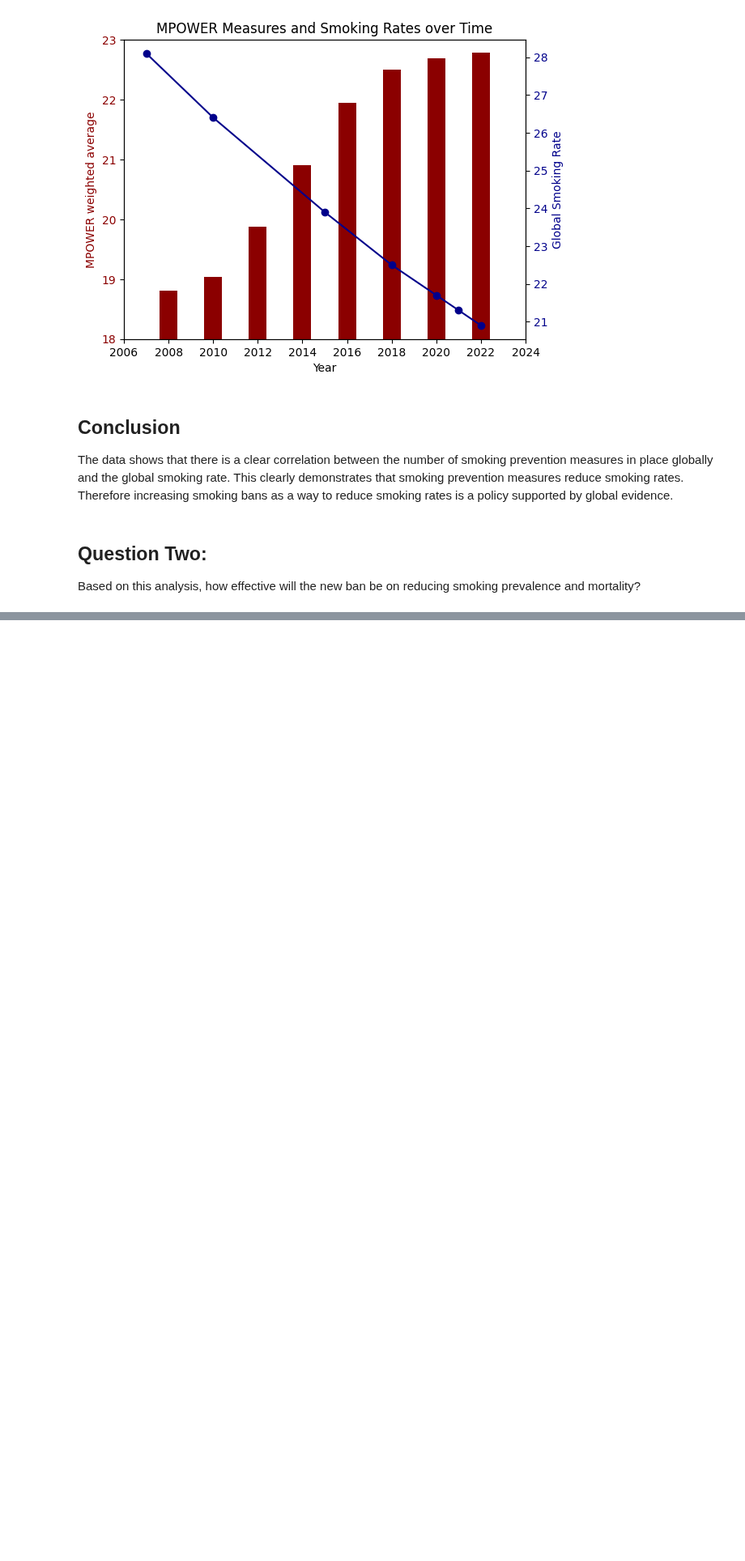
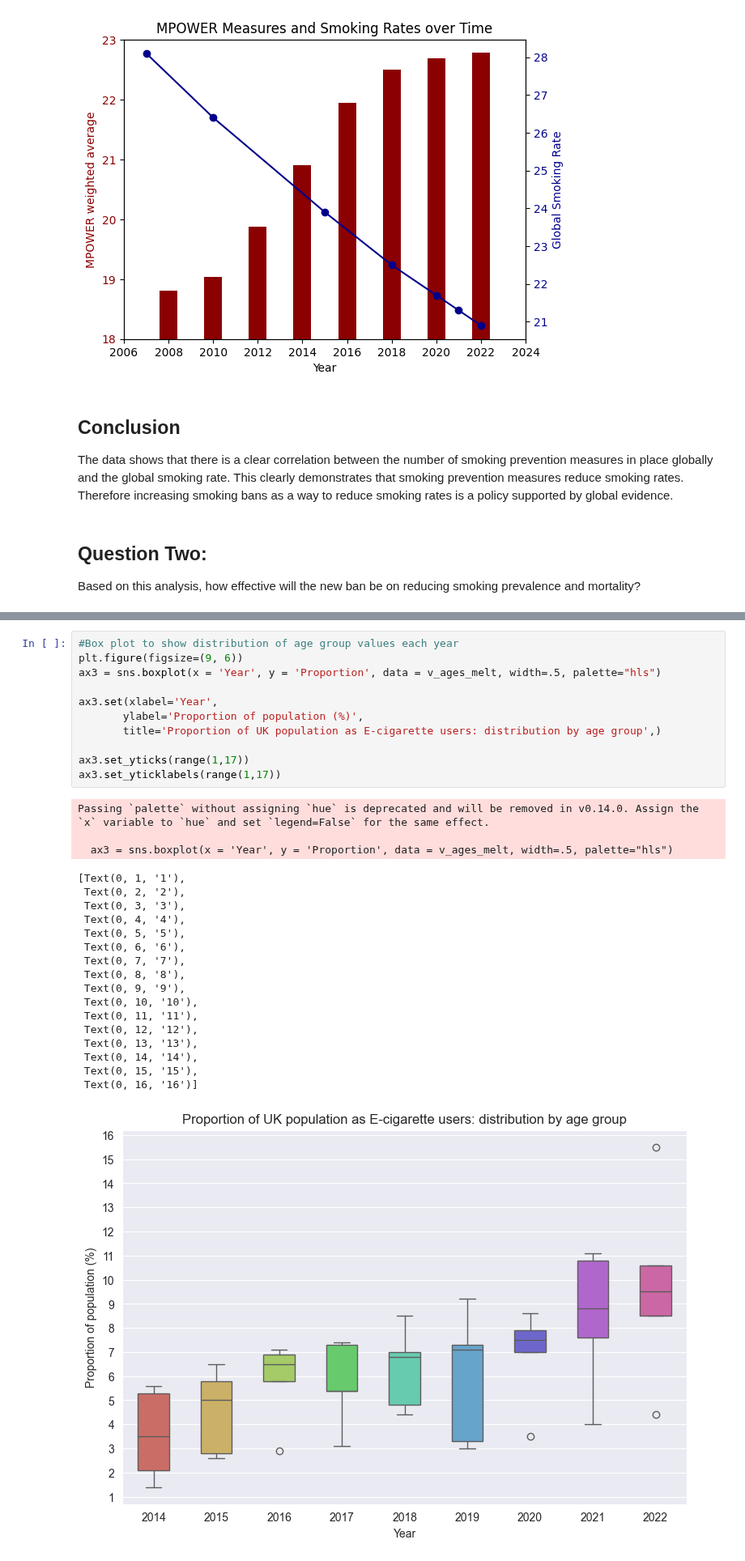
Before and after one commit to rhobaker/Data_Project, a Jupyter notebook: Main Jupyter workbook.ipynb, the cells around one changed output, grey strips where cells are left out. Shown at 81% size. Cells and saved outputs as stored; diff of their text form; blank space fills up the shorter version.

```diff
--- a/Main Jupyter workbook.ipynb
+++ b/Main Jupyter workbook.ipynb
@@ -381,0 +561,32 @@ Based on this analysis, how effective will the new ban be on reducing smoking pr
+# %%
+#Box plot to show distribution of age group values each year
+plt.figure(figsize=(9, 6))
+ax3 = sns.boxplot(x = 'Year', y = 'Proportion', data = v_ages_melt, width=.5, palette="hls")
+
+ax3.set(xlabel='Year',
+       ylabel='Proportion of population (%)',
+       title='Proportion of UK population as E-cigarette users: distribution by age group',)
+
+ax3.set_yticks(range(1,17))
+ax3.set_yticklabels(range(1,17))
+# %% [output]
+Passing `palette` without assigning `hue` is deprecated and will be removed in v0.14.0. Assign the `x` variable to `hue` and set `legend=False` for the same effect.
+
+  ax3 = sns.boxplot(x = 'Year', y = 'Proportion', data = v_ages_melt, width=.5, palette="hls")
+[Text(0, 1, '1'),
+ Text(0, 2, '2'),
+ Text(0, 3, '3'),
+ Text(0, 4, '4'),
+ Text(0, 5, '5'),
+ Text(0, 6, '6'),
+ Text(0, 7, '7'),
+ Text(0, 8, '8'),
+ Text(0, 9, '9'),
+ Text(0, 10, '10'),
+ Text(0, 11, '11'),
+ Text(0, 12, '12'),
+ Text(0, 13, '13'),
+ Text(0, 14, '14'),
+ Text(0, 15, '15'),
+ Text(0, 16, '16')]
+[figure, added]
```
Also changed, not shown: parts of 31 cells of this notebook.
